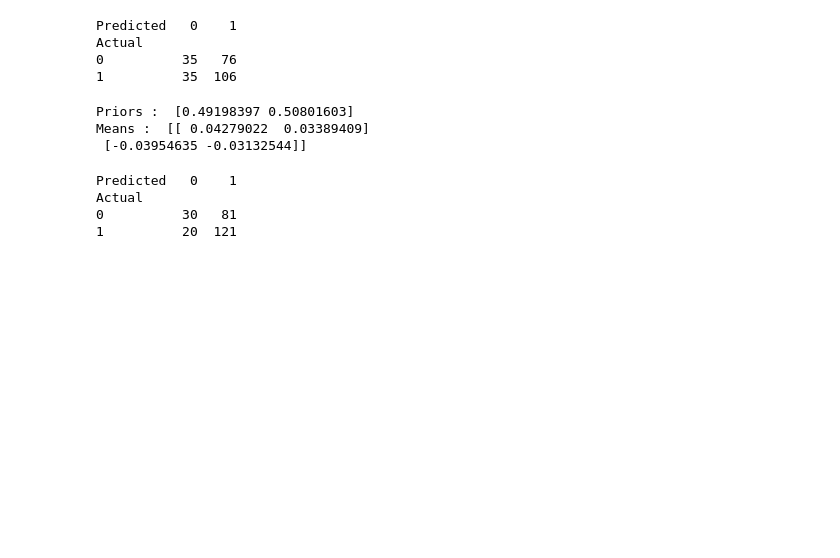
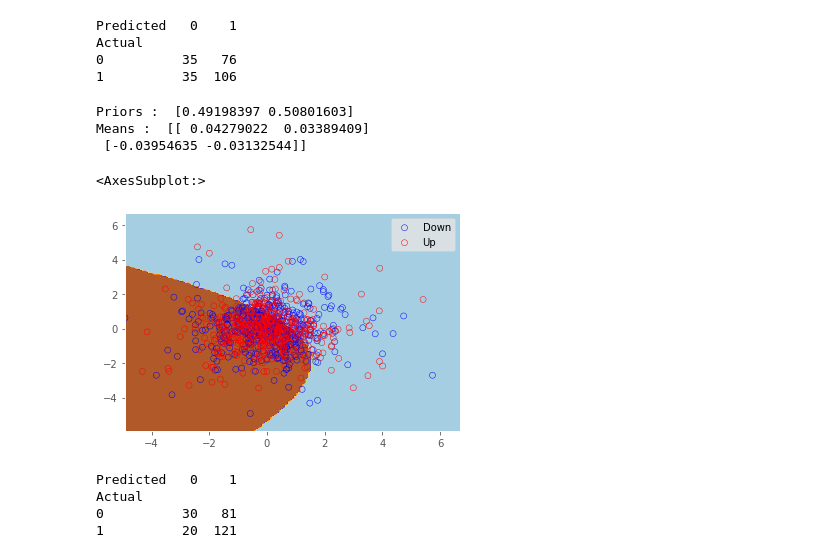
Before and after one commit to Shreshtha13/DSG-Assignment-1, a Jupyter notebook: Ch4 - Lab/Lab.ipynb, the cells around one changed output. Drawn from its saved outputs; the diff is of its cells as text; code cells hidden in the pictures; blank space fills up the shorter version.

```diff
--- a/Ch4 - Lab/Lab.ipynb
+++ b/Ch4 - Lab/Lab.ipynb
@@ -179,6 +227,29 @@ print('Means : ', model_qda.means_)
 Priors :  [0.49198397 0.50801603]
 Means :  [[ 0.04279022  0.03389409]
  [-0.03954635 -0.03132544]]
+# %%
+min1 , max1 = X_train.iloc[: , 0].min() , X_train.iloc[: , 0].max()+1
+min2 , max2 = X_train.iloc[:, 1].min()-1 , X_train.iloc[:, 1].max()+1
+
+x1grid = arange(min1, max1, 0.1)
+x2grid = arange(min2, max2, 0.1)
+
+xx, yy = meshgrid(x1grid, x2grid)
+
+r1, r2 = xx.flatten(), yy.flatten()
+r1, r2 = r1.reshape((len(r1), 1)), r2.reshape((len(r2), 1))
+
+grid = hstack((r1,r2))
+
+yhat = qda_clf.predict(grid)
+
+zz = yhat.reshape(xx.shape)
+plt.contourf(xx, yy, zz, cmap='Paired')
+sns.scatterplot(x=lag1_down, y=lag2_down, facecolor='none',edgecolor='blue' , label='Down')
+sns.scatterplot(x=lag1_up, y=lag2_up,facecolor='none' , edgecolor='red', label = 'Up' )
+# %% [output]
+<AxesSubplot:>
+[figure, added]
 # %%
 data_confusion_qda = {'y_real_qda':Y_test , 'y_pred_qda':prediction_qda}
 # # print(data_confusion_lda)
```
Also changed, not shown: parts of 4 cells of this notebook, 2 other files.
